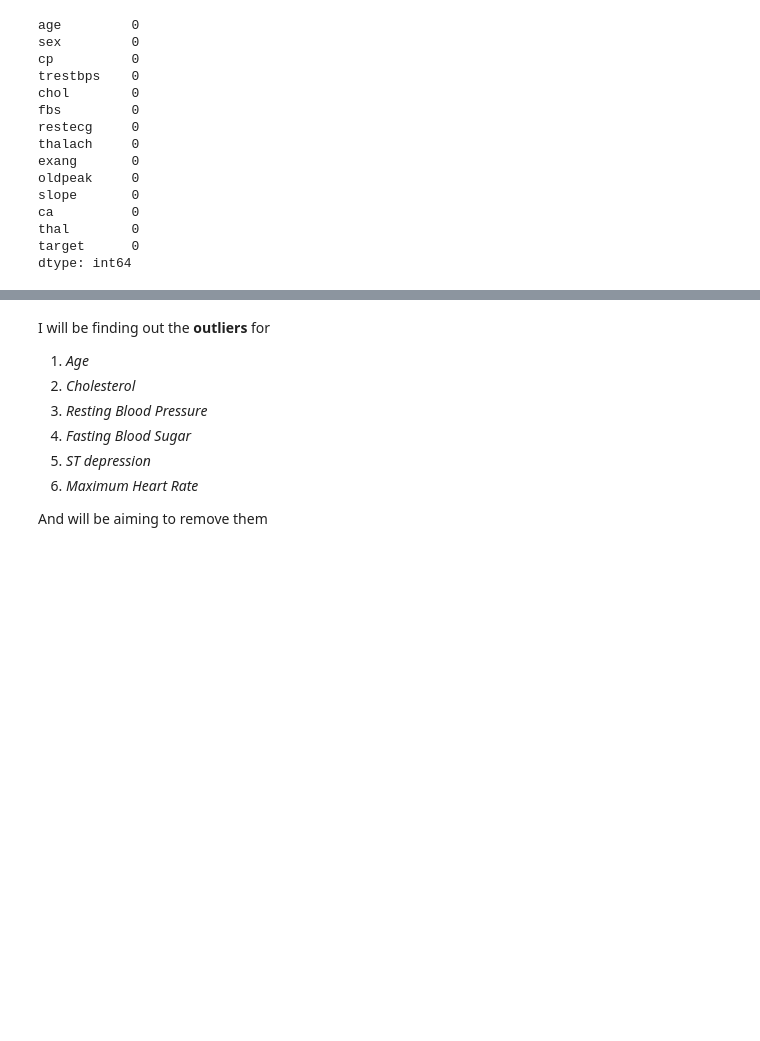
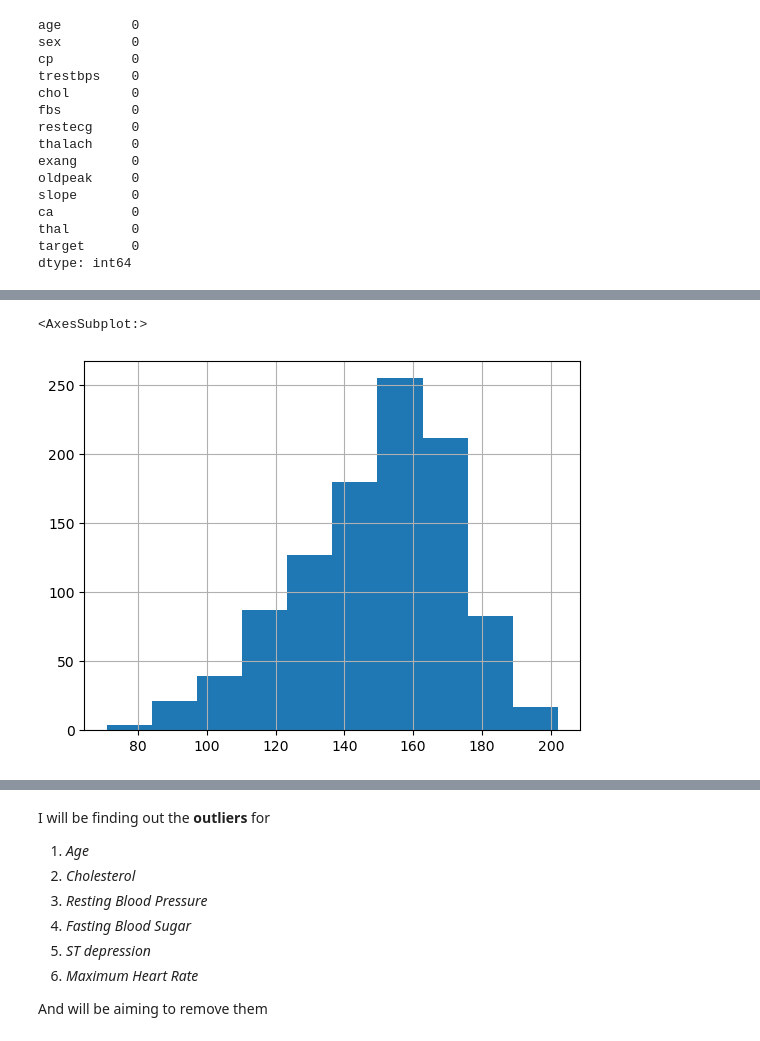
Before and after one commit to FiNiX-GaMmA/heart_diesease_ml_project, a Jupyter notebook: heart-disease-prediction-workbench.ipynb, the cells around one changed output, grey strips where cells are left out. Saved outputs shown, nothing was run; the diff lists cells and outputs as text; code cells hidden in the pictures; blank space fills up the shorter version.

```diff
--- a/heart-disease-prediction-workbench.ipynb
+++ b/heart-disease-prediction-workbench.ipynb
@@ -98,0 +129,5 @@ dtype: int64
+# %%
+data['thalach'].hist()
+# %% [output]
+<AxesSubplot:>
+[figure, added]
```
Also changed, not shown: parts of 14 cells of this notebook.
